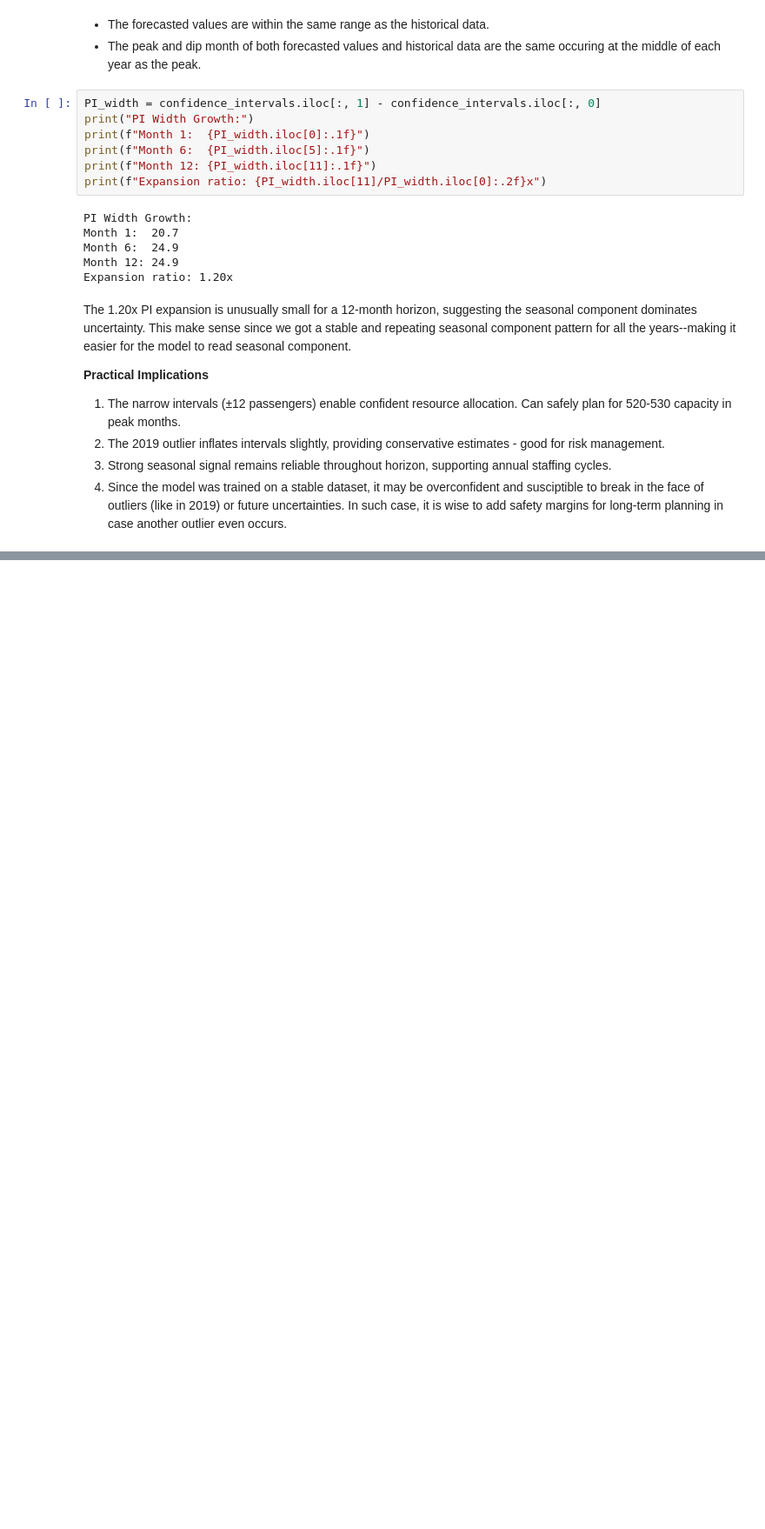
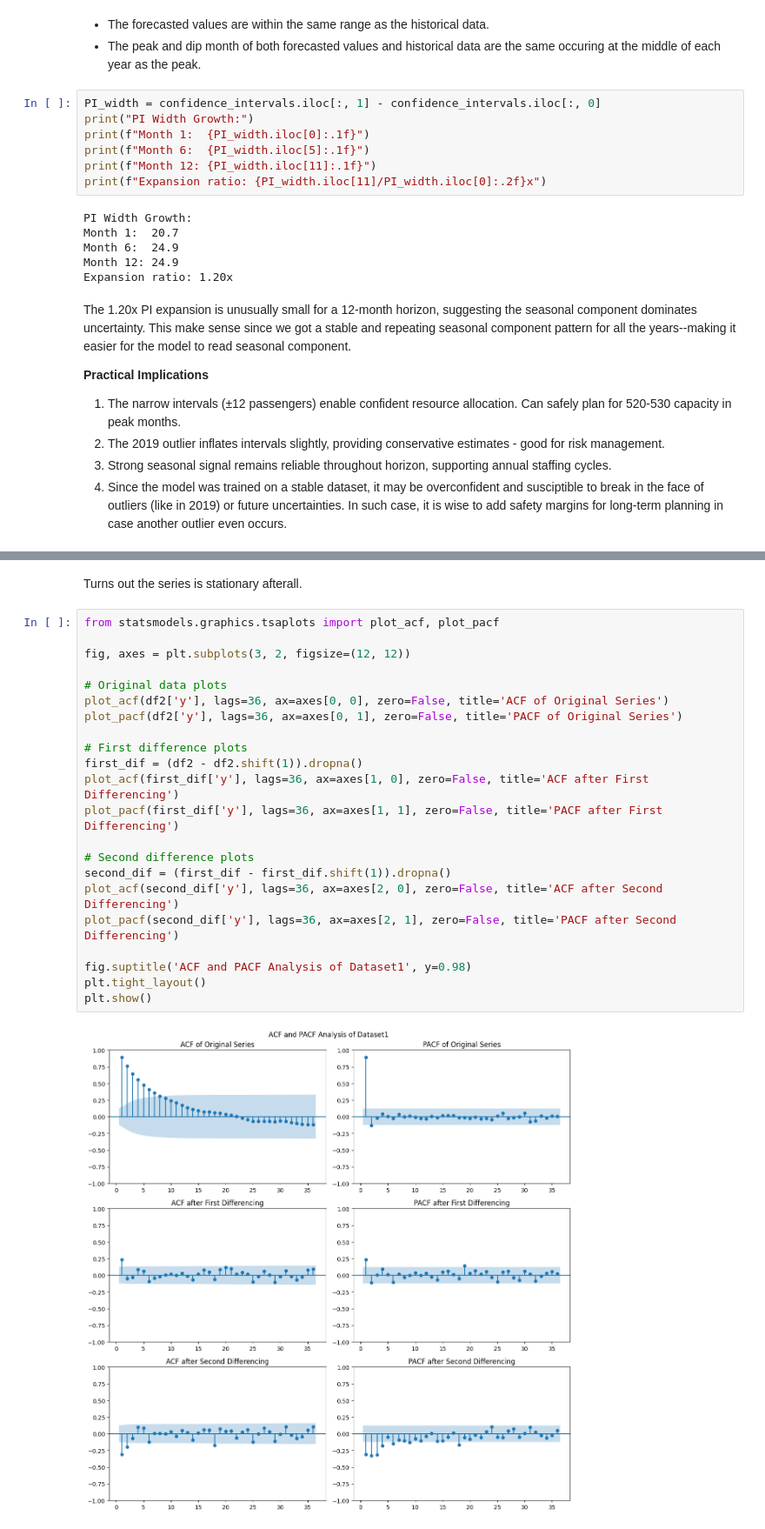
Before and after one commit to RomandRapido/APM1215-TimeSeries, a Jupyter notebook: FA3_Lansangan/FA3_Lansangan.ipynb, the cells around one changed output, grey strips where cells are left out. Shown at 87% size. Drawn from its saved outputs; the diff is of its cells as text; blank space fills up the shorter version.

```diff
--- a/FA3_Lansangan/FA3_Lansangan.ipynb
+++ b/FA3_Lansangan/FA3_Lansangan.ipynb
@@ -525,0 +626,26 @@ Although we could use more complex model like adding an exogenous variables and
+# %% [markdown]
+Turns out the series is stationary afterall.
+# %%
+from statsmodels.graphics.tsaplots import plot_acf, plot_pacf
+
+fig, axes = plt.subplots(3, 2, figsize=(12, 12))
+
+# Original data plots
+plot_acf(df2['y'], lags=36, ax=axes[0, 0], zero=False, title='ACF of Original Series')
+plot_pacf(df2['y'], lags=36, ax=axes[0, 1], zero=False, title='PACF of Original Series')
+
+# First difference plots
+first_dif = (df2 - df2.shift(1)).dropna()
+plot_acf(first_dif['y'], lags=36, ax=axes[1, 0], zero=False, title='ACF after First Differencing')
+plot_pacf(first_dif['y'], lags=36, ax=axes[1, 1], zero=False, title='PACF after First Differencing')
+
+# Second difference plots
+second_dif = (first_dif - first_dif.shift(1)).dropna()
+plot_acf(second_dif['y'], lags=36, ax=axes[2, 0], zero=False, title='ACF after Second Differencing')
+plot_pacf(second_dif['y'], lags=36, ax=axes[2, 1], zero=False, title='PACF after Second Differencing')
+
+fig.suptitle('ACF and PACF Analysis of Dataset1', y=0.98)
+plt.tight_layout()
+plt.show()
+# %% [output]
+[figure, added]
```
Also changed, not shown: parts of 39 cells of this notebook, 1 other file.
